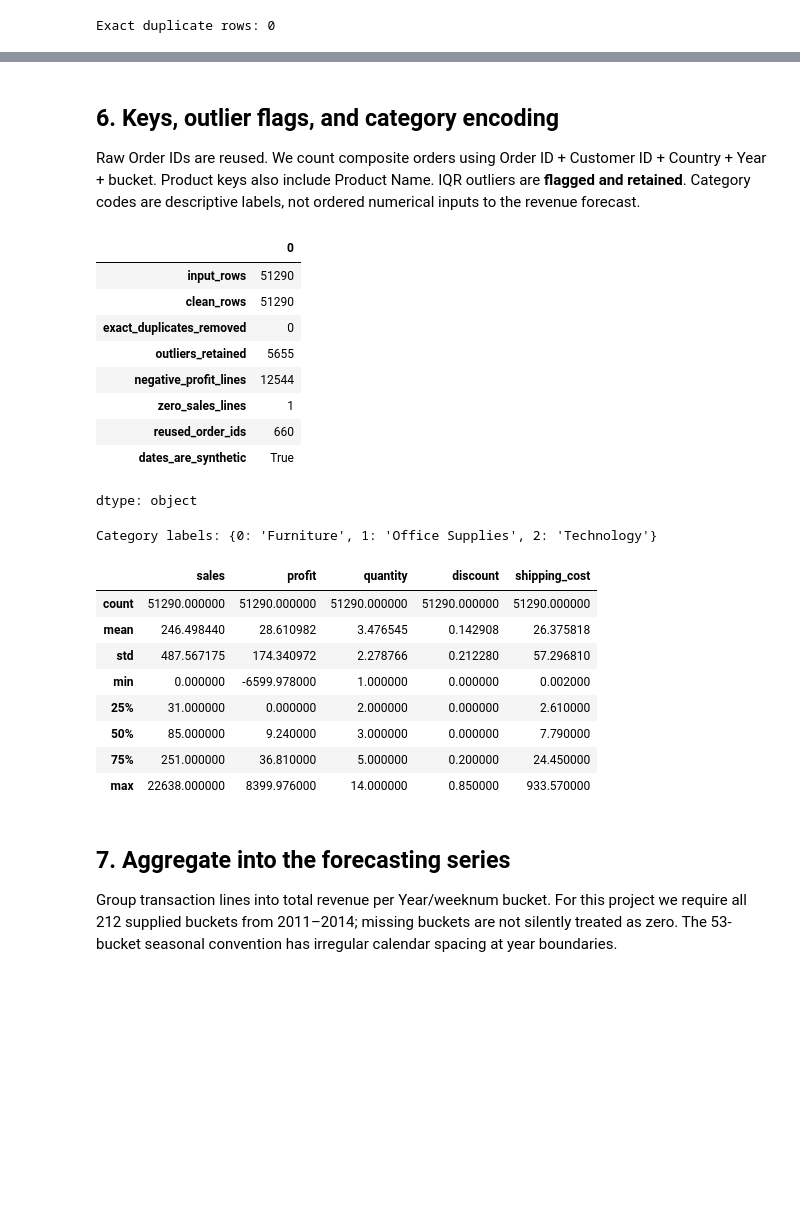
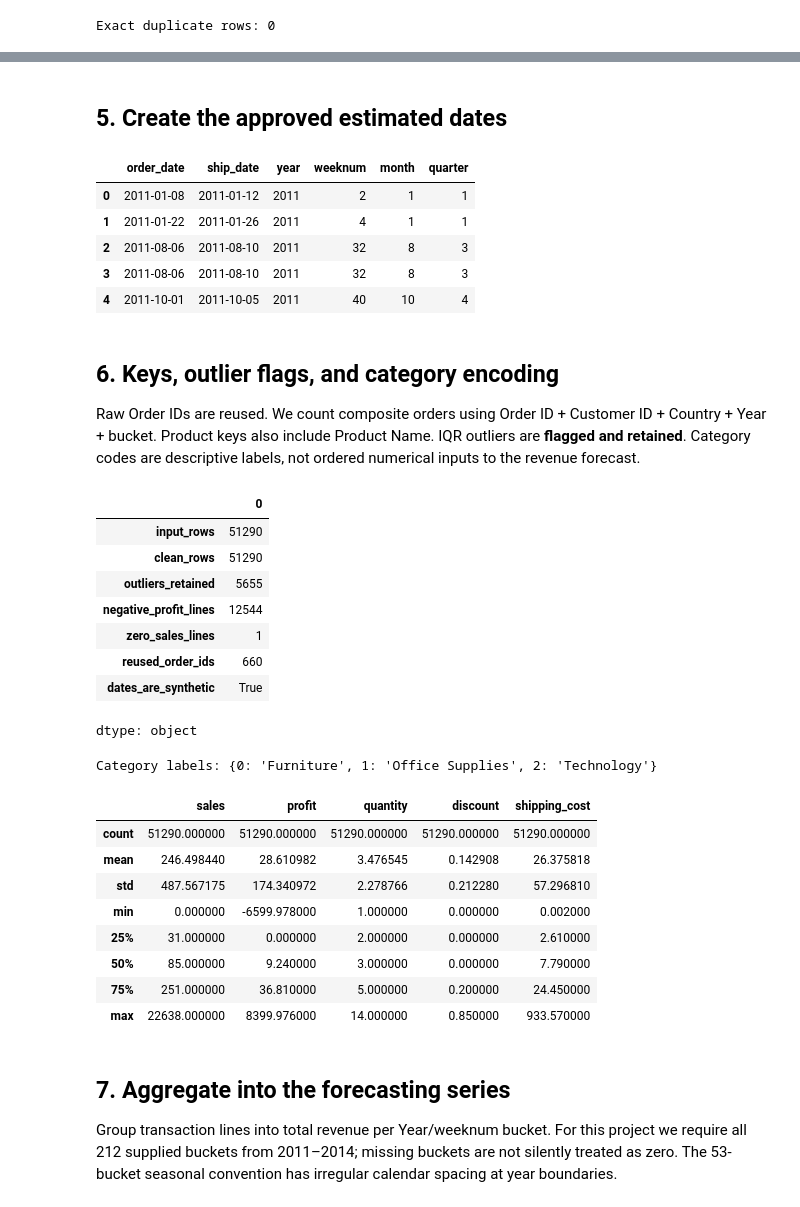
Before and after one commit to jishnujs1990/Sales-Revenue-Vision-Final_Prjct, a Jupyter notebook: RevenueVision_Final_Project.ipynb, the cells around one changed output, grey strips where cells are left out. Drawn from its saved outputs; the diff is of its cells as text; code cells hidden in the pictures; blank space fills up the shorter version.

```diff
--- a/RevenueVision_Final_Project.ipynb
+++ b/RevenueVision_Final_Project.ipynb
@@ -203,16 +123,0 @@ We retain a copy of any supplied date values for audit, then apply the approved
-# %%
-for col in ['order_date', 'ship_date', 'original_order_date', 'original_ship_date']:
-    if col in df:
-        df['source_' + col] = df[col].copy()
-df['order_date'] = (pd.to_datetime(df.year.astype(str) + '-01-01')
-                    + pd.to_timedelta(7 * (df.weeknum - 1), unit='D'))
-df['ship_date'] = df.order_date + pd.Timedelta(days=4)
-df['original_order_date'] = df.order_date
-df['original_ship_date'] = df.ship_date
-df['dates_are_synthetic'] = True
-df['order_date_method'] = 'January 1 + 7 * (weeknum - 1); estimated'
-df['ship_date_method'] = 'Estimated Order Date + 4 calendar days'
-df['estimated_month'] = df.order_date.dt.strftime('%Y-%m')
-df['estimated_quarter'] = df.order_date.dt.quarter
-display(df[['year', 'weeknum', 'order_date', 'ship_date',
-            'original_order_date', 'dates_are_synthetic']].head())
@@ -226,3 +168,31 @@ display(df[['year', 'weeknum', 'order_date', 'ship_date',
+# %% [markdown]
+## 5. Create the approved estimated dates
+# %%
+# Step 1: Clean column names
+df.columns = df.columns.str.strip().str.lower().str.replace(' ', '_')
+
+# Step 2: Convert existing dates into datetime format
+df['order_date'] = pd.to_datetime(df['order_date'])
+df['ship_date'] = pd.to_datetime(df['ship_date'])
+
+# Step 3: Extract month and quarter for analysis
+df['month'] = df['order_date'].dt.month
+df['quarter'] = df['order_date'].dt.quarter
+# Calculate and store df['estimated_month'] for the following steps.
+df['estimated_month'] = df.order_date.dt.strftime('%Y-%m')
+# Calculate and store df['estimated_quarter'] for the following steps.
+df['estimated_quarter'] = df.order_date.dt.quarter
+
+
+# Step 4: Check the result
+df[['order_date', 'ship_date', 'year', 'weeknum', 'month', 'quarter']].head()
+# %% [output]
+|  | order_date | ship_date | year | weeknum | month | quarter |
+| 0 | 2011-01-08 | 2011-01-12 | 2011 | 2 | 1 | 1 |
+| 1 | 2011-01-22 | 2011-01-26 | 2011 | 4 | 1 | 1 |
+| 2 | 2011-08-06 | 2011-08-10 | 2011 | 32 | 8 | 3 |
+| 3 | 2011-08-06 | 2011-08-10 | 2011 | 32 | 8 | 3 |
+| 4 | 2011-10-01 | 2011-10-05 | 2011 | 40 | 10 | 4 |
 # %% [markdown]
 ## 6. Keys, outlier flags, and category encoding
 Raw Order IDs are reused. We count composite orders using Order ID + Customer ID + Country + Year + bucket.
@@ -231,31 +201,29 @@ Category codes are descriptive labels, not ordered numerical inputs to the reven
 # %%
 order_cols = ['order_id', 'customer_id', 'country', 'year', 'weeknum']
 df['order_key'] = df[order_cols].astype(str).agg('|'.join, axis=1)
 df['product_key'] = df[['product_id', 'product_name']].astype(str).agg('|'.join, axis=1)
 q1, q3 = df.sales.quantile([0.25, 0.75])
 iqr = q3 - q1
 df['sales_iqr_outlier'] = (df.sales < q1 - 1.5*iqr) | (df.sales > q3 + 1.5*iqr)
 df['log1p_sales'] = np.log1p(df.sales)
 df['profit_margin'] = df.profit.div(df.sales.where(df.sales > 0))
 encoder = LabelEncoder()
 df['category_code'] = encoder.fit_transform(df.category)
 quality = {
     'input_rows': len(raw), 'clean_rows': len(df),
-    'exact_duplicates_removed': exact_duplicates,
     'outliers_retained': int(df.sales_iqr_outlier.sum()),
     'negative_profit_lines': int((df.profit < 0).sum()),
     'zero_sales_lines': int((df.sales == 0).sum()),
     'reused_order_ids': int((df.groupby('order_id').order_key.nunique() > 1).sum()),
     'dates_are_synthetic': True
 }
 display(pd.Series(quality))
 print('Category labels:', dict(enumerate(encoder.classes_)))
 display(df[['sales', 'profit', 'quantity', 'discount', 'shipping_cost']].describe())
 # %% [output]
 |  | 0 |
 | input_rows | 51290 |
 | clean_rows | 51290 |
-| exact_duplicates_removed | 0 |
 | outliers_retained | 5655 |
 | negative_profit_lines | 12544 |
 | zero_sales_lines | 1 |
```
Also changed, not shown: parts of 12 cells of this notebook.
